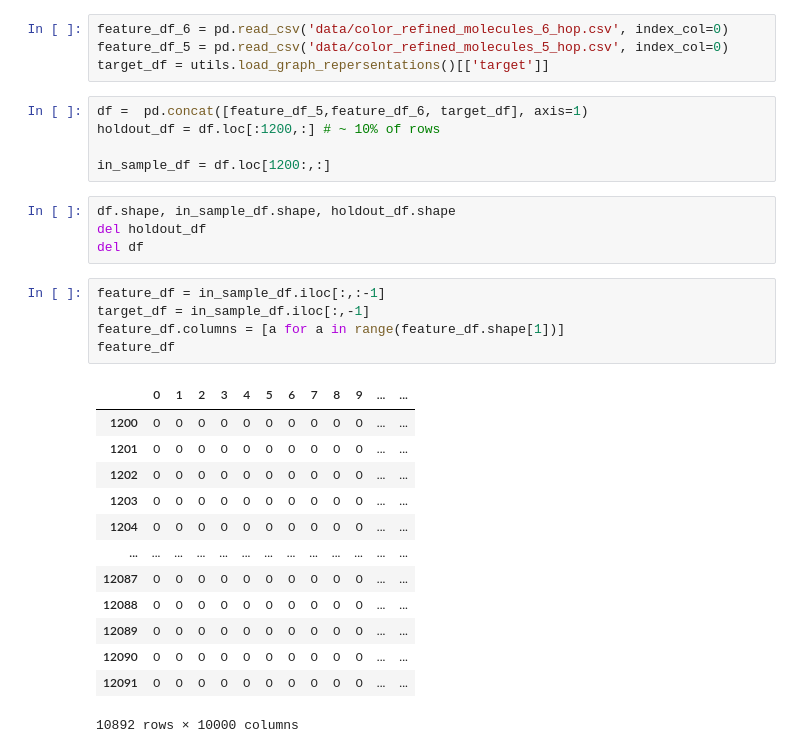
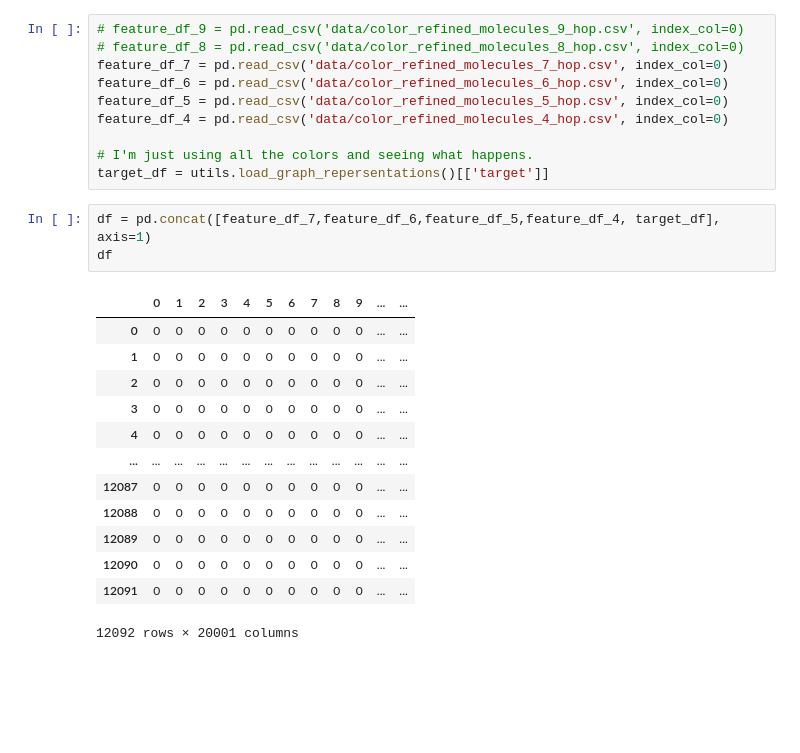
Before and after one commit to parkerburchett/TDC-DeepLearning, a Jupyter notebook: modeling.ipynb, the cells around one changed output. Cells and saved outputs as stored; diff of their text form; blank space fills up the shorter version.

```diff
--- a/modeling.ipynb
+++ b/modeling.ipynb
@@ -6,32 +18,27 @@ from utils import utils
 # %%
+# feature_df_9 = pd.read_csv('data/color_refined_molecules_9_hop.csv', index_col=0)
+# feature_df_8 = pd.read_csv('data/color_refined_molecules_8_hop.csv', index_col=0)
+feature_df_7 = pd.read_csv('data/color_refined_molecules_7_hop.csv', index_col=0)
 feature_df_6 = pd.read_csv('data/color_refined_molecules_6_hop.csv', index_col=0)
 feature_df_5 = pd.read_csv('data/color_refined_molecules_5_hop.csv', index_col=0)
+feature_df_4 = pd.read_csv('data/color_refined_molecules_4_hop.csv', index_col=0)
+
+# I'm just using all the colors and seeing what happens.
 target_df = utils.load_graph_repersentations()[['target']]
 # %%
-df =  pd.concat([feature_df_5,feature_df_6, target_df], axis=1)
-holdout_df = df.loc[:1200,:] # ~ 10% of rows
-
-in_sample_df = df.loc[1200:,:]
+df = pd.concat([feature_df_7,feature_df_6,feature_df_5,feature_df_4, target_df], axis=1)
+df
+# %% [output]
+|  | 0 | 1 | 2 | 3 | 4 | 5 | 6 | 7 | 8 | 9 | ... | ... |
+| 0 | 0 | 0 | 0 | 0 | 0 | 0 | 0 | 0 | 0 | 0 | ... | ... |
+| 1 | 0 | 0 | 0 | 0 | 0 | 0 | 0 | 0 | 0 | 0 | ... | ... |
+| 2 | 0 | 0 | 0 | 0 | 0 | 0 | 0 | 0 | 0 | 0 | ... | ... |
+| 3 | 0 | 0 | 0 | 0 | 0 | 0 | 0 | 0 | 0 | 0 | ... | ... |
+| 4 | 0 | 0 | 0 | 0 | 0 | 0 | 0 | 0 | 0 | 0 | ... | ... |
+| ... | ... | ... | ... | ... | ... | ... | ... | ... | ... | ... | ... | ... |
+| 12087 | 0 | 0 | 0 | 0 | 0 | 0 | 0 | 0 | 0 | 0 | ... | ... |
+| 12088 | 0 | 0 | 0 | 0 | 0 | 0 | 0 | 0 | 0 | 0 | ... | ... |
+| 12089 | 0 | 0 | 0 | 0 | 0 | 0 | 0 | 0 | 0 | 0 | ... | ... |
+| 12090 | 0 | 0 | 0 | 0 | 0 | 0 | 0 | 0 | 0 | 0 | ... | ... |
+| 12091 | 0 | 0 | 0 | 0 | 0 | 0 | 0 | 0 | 0 | 0 | ... | ... |
+12092 rows × 20001 columns
-# %%
-df.shape, in_sample_df.shape, holdout_df.shape
-del holdout_df
-del df
-# %%
-feature_df = in_sample_df.iloc[:,:-1]
-target_df = in_sample_df.iloc[:,-1]
-feature_df.columns = [a for a in range(feature_df.shape[1])]
-feature_df
-# %% [output]
-|  | 0 | 1 | 2 | 3 | 4 | 5 | 6 | 7 | 8 | 9 | ... | ... |
-| 1200 | 0 | 0 | 0 | 0 | 0 | 0 | 0 | 0 | 0 | 0 | ... | ... |
-| 1201 | 0 | 0 | 0 | 0 | 0 | 0 | 0 | 0 | 0 | 0 | ... | ... |
-| 1202 | 0 | 0 | 0 | 0 | 0 | 0 | 0 | 0 | 0 | 0 | ... | ... |
-| 1203 | 0 | 0 | 0 | 0 | 0 | 0 | 0 | 0 | 0 | 0 | ... | ... |
-| 1204 | 0 | 0 | 0 | 0 | 0 | 0 | 0 | 0 | 0 | 0 | ... | ... |
-| ... | ... | ... | ... | ... | ... | ... | ... | ... | ... | ... | ... | ... |
-| 12087 | 0 | 0 | 0 | 0 | 0 | 0 | 0 | 0 | 0 | 0 | ... | ... |
-| 12088 | 0 | 0 | 0 | 0 | 0 | 0 | 0 | 0 | 0 | 0 | ... | ... |
-| 12089 | 0 | 0 | 0 | 0 | 0 | 0 | 0 | 0 | 0 | 0 | ... | ... |
-| 12090 | 0 | 0 | 0 | 0 | 0 | 0 | 0 | 0 | 0 | 0 | ... | ... |
-| 12091 | 0 | 0 | 0 | 0 | 0 | 0 | 0 | 0 | 0 | 0 | ... | ... |
-10892 rows × 10000 columns
```
Also changed, not shown: parts of 10 cells of this notebook, 48 other files.
